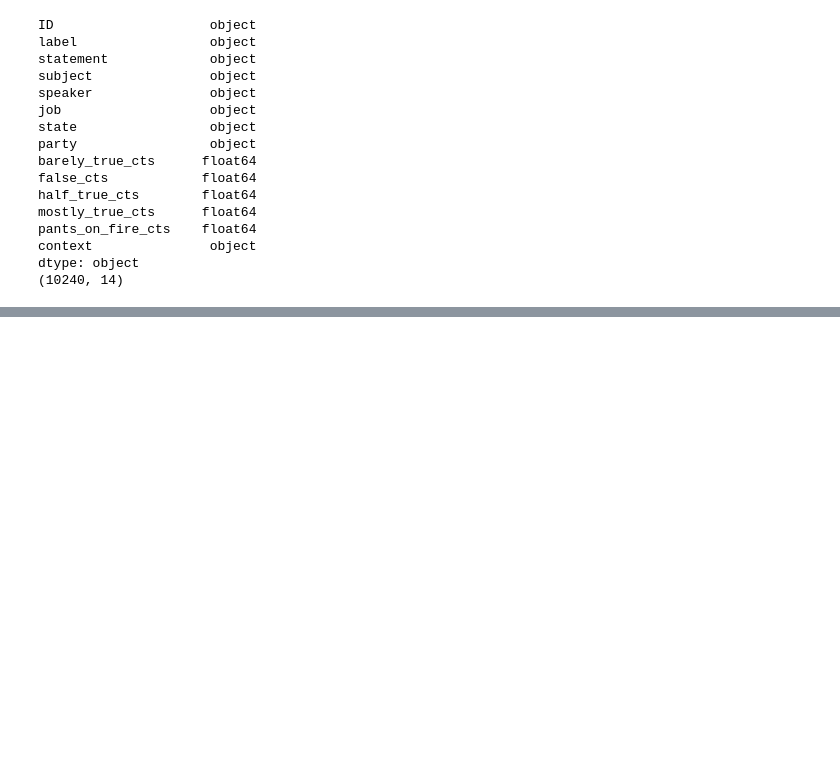
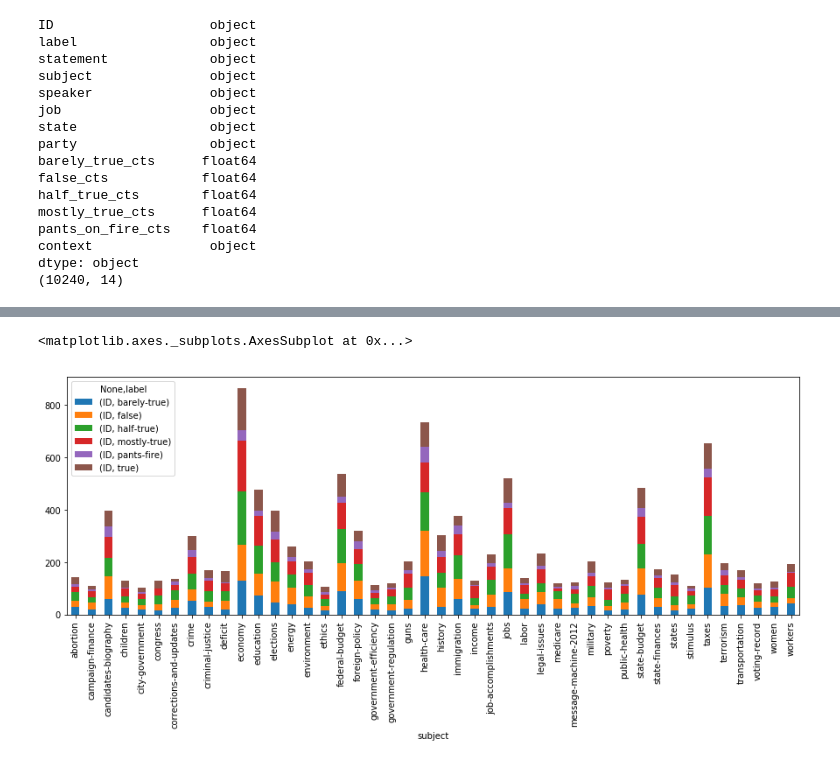
Before and after one commit to mikanikos/Features-of-Lies, a Jupyter notebook: Exploration.ipynb, the cells around one changed output, grey strips where cells are left out. Cells and saved outputs as stored; diff of their text form; code cells hidden in the pictures; blank space fills up the shorter version.

```diff
--- a/Exploration.ipynb
+++ b/Exploration.ipynb
@@ -154,0 +112,6 @@ percent_falses.head(20).plot(kind="bar")
+# %%
+subject_counts = subject_split.groupby("subject").count()
+subjects_over_100 = subject_counts.where(subject_counts['ID'] > 100).dropna().index
+subject_split = subject_split[subject_split['subject'].isin(subjects_over_100)]
+
+print("There are %d unique subjects that have over 100 corresponding statements" % len(subjects_over_100))
@@ -154,0 +122,6 @@ percent_falses.head(20).plot(kind="bar")
+# %%
+def by_label(df, column):
+    return df.groupby([column,"label"]).agg({"ID" : "count"})
+
+breakdown = by_label(subject_split, 'subject')
+breakdown.head()
@@ -154,0 +136,5 @@ percent_falses.head(20).plot(kind="bar")
+# %%
+breakdown.unstack().plot(kind='bar', stacked=True, figsize=(15,5))
+# %% [output]
+<matplotlib.axes._subplots.AxesSubplot at 0x...>
+[figure, added]
```
Also changed, not shown: parts of 41 cells of this notebook, 1 other file.
